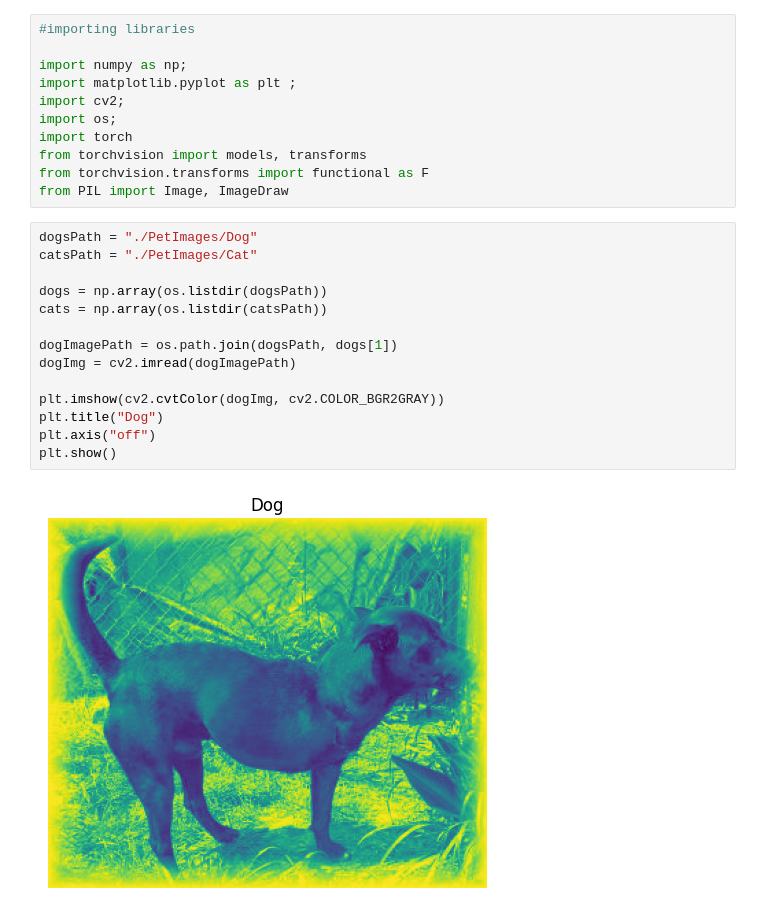
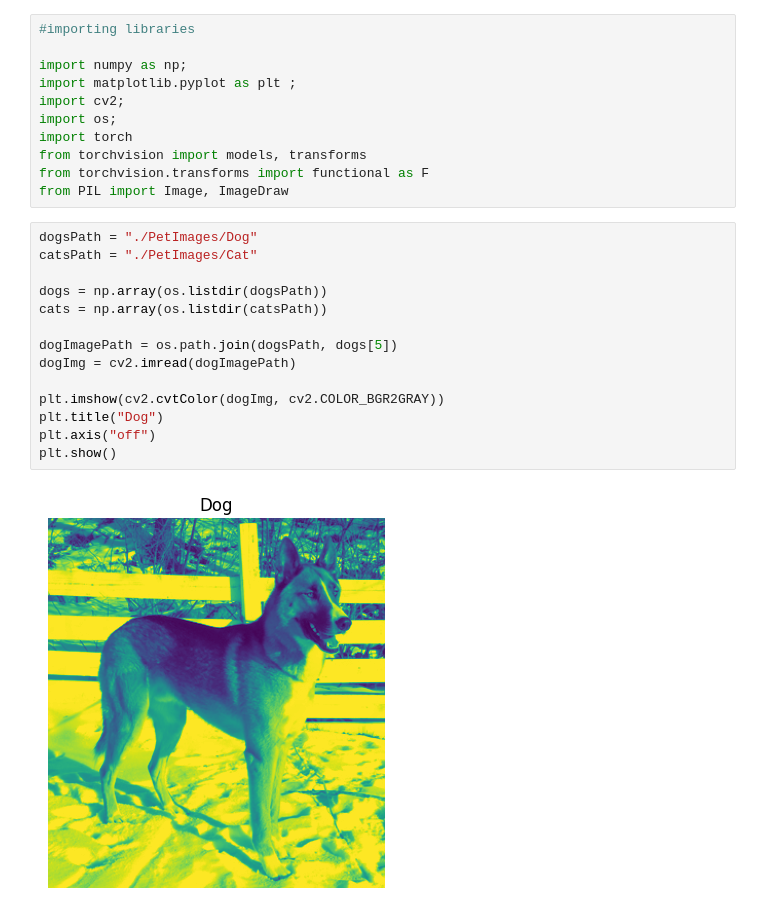
Before and after one commit to ShambareK/Computer-Vision, a Jupyter notebook: object-detection.ipynb, the cells around one changed output. Saved outputs shown, nothing was run; the diff lists cells and outputs as text.

```diff
--- a/object-detection.ipynb
+++ b/object-detection.ipynb
@@ -14,19 +14,19 @@ from PIL import Image, ImageDraw
 # %%
 dogsPath = "./PetImages/Dog"
 catsPath = "./PetImages/Cat"
 
 dogs = np.array(os.listdir(dogsPath))
 cats = np.array(os.listdir(catsPath))
 
-dogImagePath = os.path.join(dogsPath, dogs[1])
+dogImagePath = os.path.join(dogsPath, dogs[5])
 dogImg = cv2.imread(dogImagePath)
 
 plt.imshow(cv2.cvtColor(dogImg, cv2.COLOR_BGR2GRAY))
 plt.title("Dog")
 plt.axis("off")
 plt.show()
 # %% [output]
-[figure, old version]
+[figure, new version]
 # %%
 #Pytorch Object Detection
 
```
Also changed, not shown: parts of 2 cells of this notebook.
